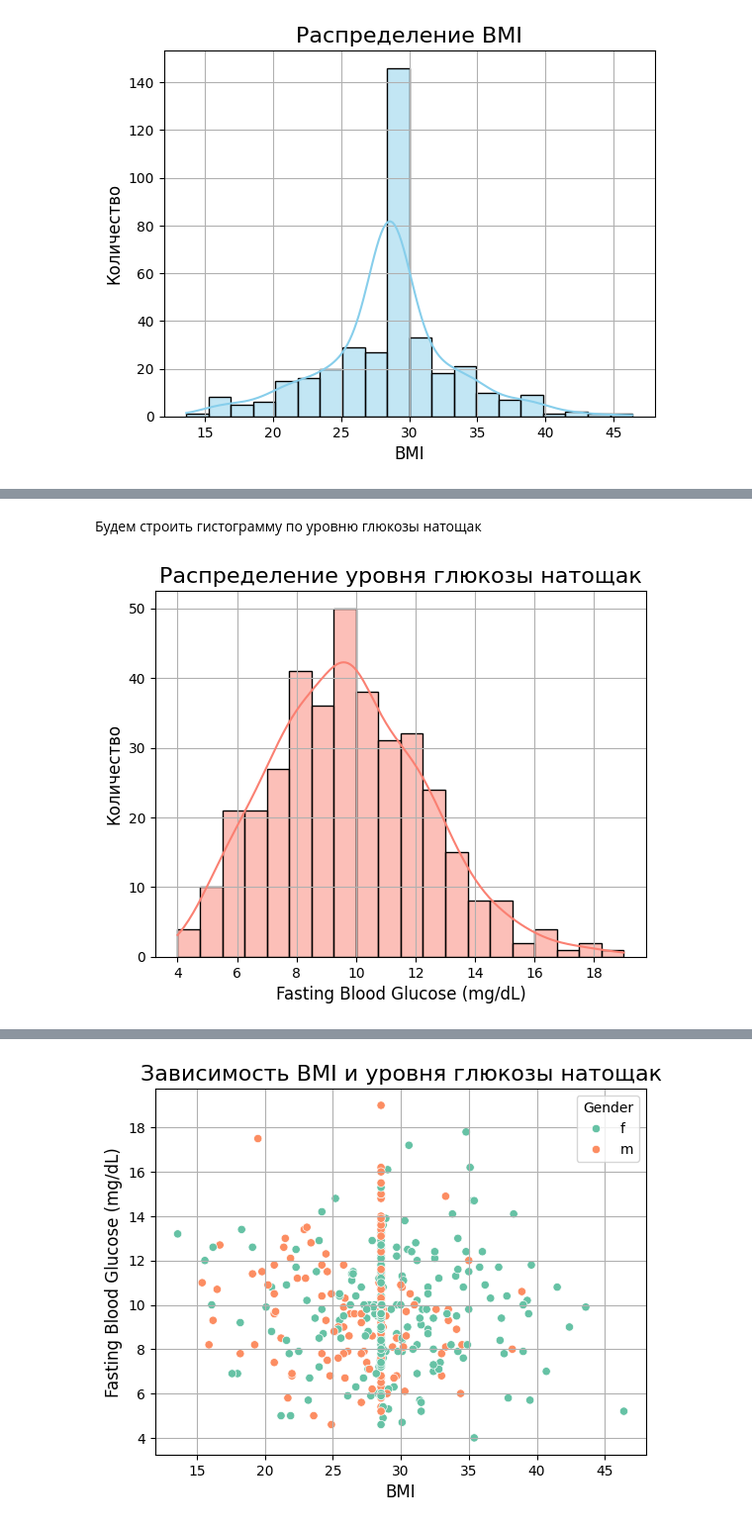
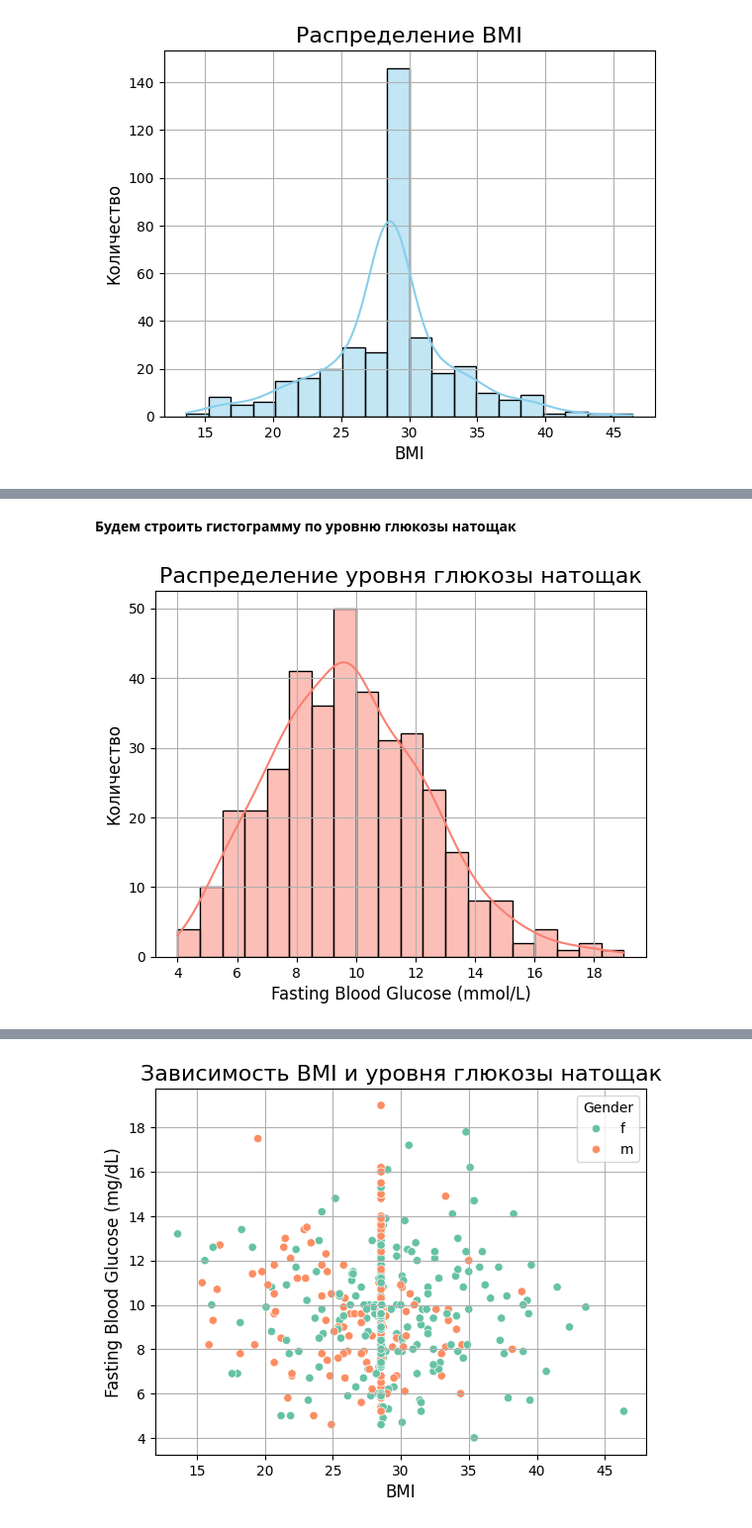
Before and after one commit to ParvinaMirakhmedova/PARVINA_FINAL_COUSE_PROJECT, a Jupyter notebook: queries/eda/eda.ipynb, the cells around one changed output, grey strips where cells are left out. Shown: that part at 99% size. Saved outputs shown, nothing was run; the diff lists cells and outputs as text; code cells hidden in the pictures.

```diff
--- a/queries/eda/eda.ipynb
+++ b/queries/eda/eda.ipynb
@@ -657,13 +669,13 @@ plt.show()
 # %% [markdown]
-Будем строить гистограмму по уровню глюкозы натощак
+**Будем строить гистограмму по уровню глюкозы натощак**
 # %%
 
 sns.histplot(data=merged_df, x='fasting_blood_glucose', bins=20, kde=True, color='salmon')
 plt.title('Распределение уровня глюкозы натощак', fontsize=16)
-plt.xlabel('Fasting Blood Glucose (mg/dL)', fontsize=12)
+plt.xlabel('Fasting Blood Glucose (mmol/L)', fontsize=12)
 plt.ylabel('Количество', fontsize=12)
 plt.grid(True)
 
 plt.show()
 # %% [output]
-[figure, old version]
+[figure, new version]
```
Also changed, not shown: parts of 13 cells of this notebook.
